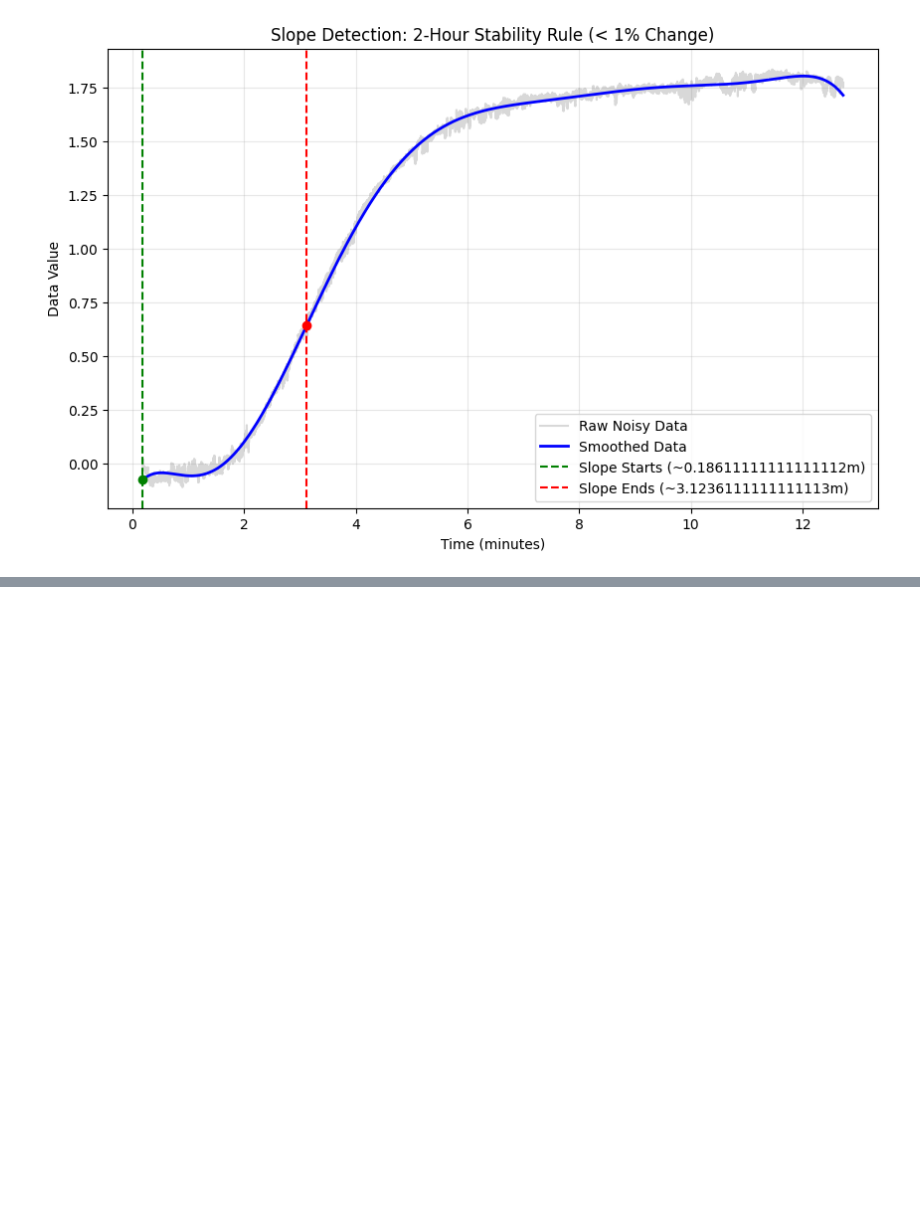
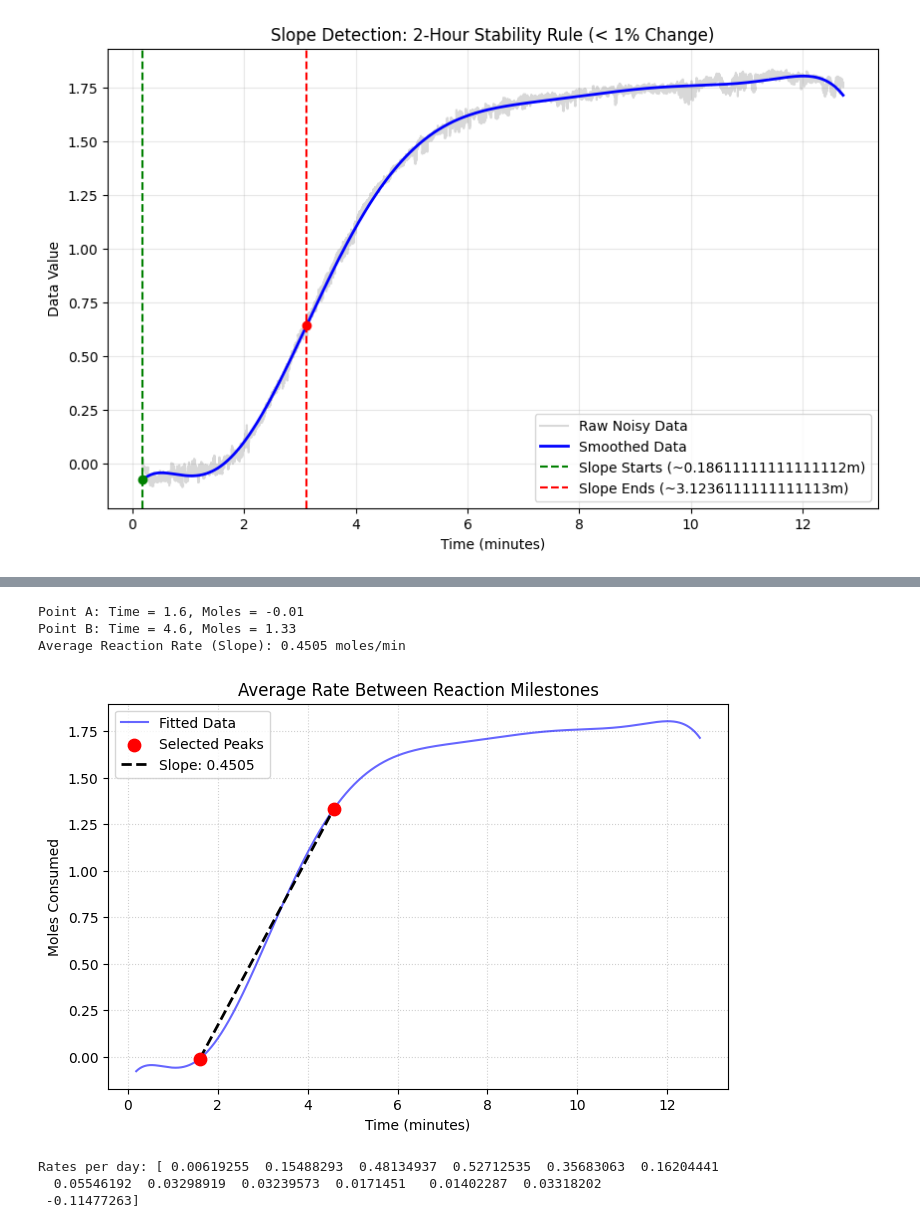
Before and after one commit to adavlasta/Impact-of-high-pressure-on-hydrogen-consumption-by-microbes, a Jupyter notebook: processing.ipynb, the cells around one changed output, grey strips where cells are left out. Saved outputs shown, nothing was run; the diff lists cells and outputs as text; code cells hidden in the pictures; blank space fills up the shorter version.

```diff
--- a/processing.ipynb
+++ b/processing.ipynb
@@ -461,0 +394,69 @@ Success! Filtered down to 6 valid inflection points.
+# %%
+import numpy as np
+import matplotlib.pyplot as plt
+
+def calculate_slope_between_indices(time, y, idx1, idx2):
+    """
+    Calculates the slope (moles consumed per minute) between two specific indices.
+    """
+    # Extract the actual coordinates from the arrays
+    x1, y1 = time[idx1], y[idx1]
+    x2, y2 = time[idx2], y[idx2]
+
+    # Safety check to prevent division by zero
+    if x2 == x1:
+        print("Warning: Both points have the same timestamp. Slope is undefined.")
+        return 0.0, (x1, y1), (x2, y2)
+
+    # Standard slope formula: (y2 - y1) / (x2 - x1)
+    slope = (y2 - y1) / (x2 - x1)
+
+    return slope, (x1, y1), (x2, y2)
+
+# --- Example of How to Use It with Your Peaks ---
+if __name__ == "__main__":
+    # Let's assume you just ran the peak finder and got these arrays:
+    # x_data = time
+    # y_data = fitted_data1
+    # valid_peaks = [150, 420] # Example indices returned by the previous function
+
+    # Just creating some dummy data for the sake of a runnable example
+    x_data = time
+    y_data = fitted_data1
+
+    # Check if we actually have at least two peaks to connect
+    if len(valid_peaks) >= 2:
+        # Grab the first two peaks
+        index_A = valid_peaks[0]
+        index_B = valid_peaks[1]
+
+        # Calculate the slope
+        reaction_rate, ptA, ptB = calculate_slope_between_indices(x_data, y_data, index_A, index_B)
+
+        print(f"Point A: Time = {ptA[0]:.1f}, Moles = {ptA[1]:.2f}")
+        print(f"Point B: Time = {ptB[0]:.1f}, Moles = {ptB[1]:.2f}")
+        print(f"Average Reaction Rate (Slope): {reaction_rate:.4f} moles/min")
+
+        # --- Visual Verification ---
+        plt.figure(figsize=(8, 5))
+        plt.plot(x_data, y_data, color='blue', alpha=0.6, label='Fitted Data')
+
+        # Mark the two points
+        plt.scatter([ptA[0], ptB[0]], [ptA[1], ptB[1]], color='red', s=80, zorder=5, label='Selected Peaks')
+
+        # Draw the secant line connecting them
+        plt.plot([ptA[0], ptB[0]], [ptA[1], ptB[1]], color='black', linestyle='--', linewidth=2, label=f'Slope: {reaction_rate:.4f}')
+
+        plt.title("Average Rate Between Reaction Milestones")
+        plt.xlabel("Time (minutes)")
+        plt.ylabel("Moles Consumed")
+        plt.legend()
+        plt.grid(True, linestyle=':', alpha=0.6)
+        plt.show()
+    else:
+        print("Not enough peaks found to calculate a slope between two points.")
+# %% [output]
+Point A: Time = 1.6, Moles = -0.01
+Point B: Time = 4.6, Moles = 1.33
+Average Reaction Rate (Slope): 0.4505 moles/min
+[figure, added]
@@ -461,0 +510,9 @@ Success! Filtered down to 6 valid inflection points.
+# %%
+# Example data
+rates_1 = daily_volume_rate(fitted_data1, time)
+#rates_2 = daily_volume_rate(th_c_vol2_3, th_cum_min_2)
+print("Rates per day:", rates_1)
+# %% [output]
+Rates per day: [ 0.00619255  0.15488293  0.48134937  0.52712535  0.35683063  0.16204441
+  0.05546192  0.03298919  0.03239573  0.0171451   0.01402287  0.03318202
+ -0.11477263]
```
Also changed, not shown: parts of 6 cells of this notebook.
